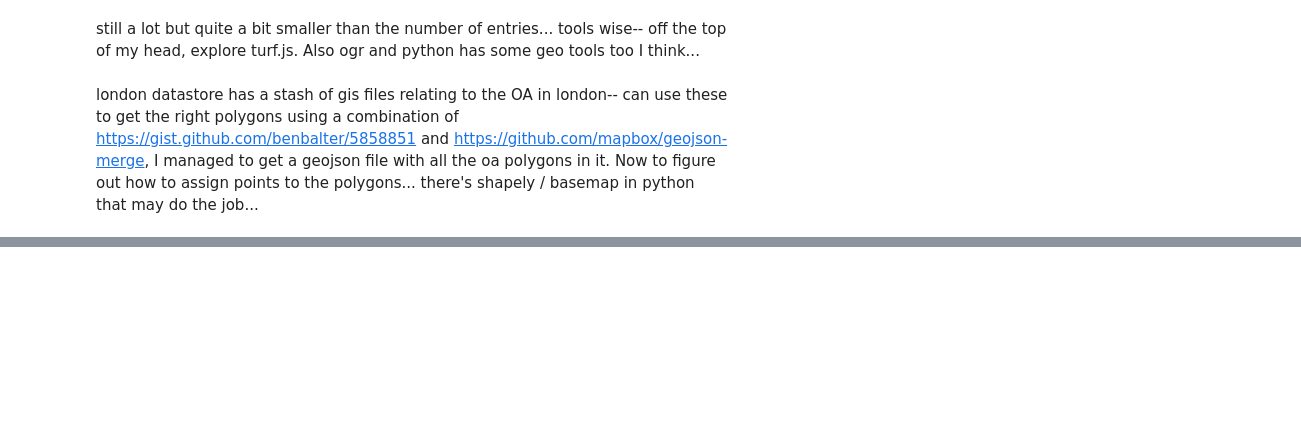
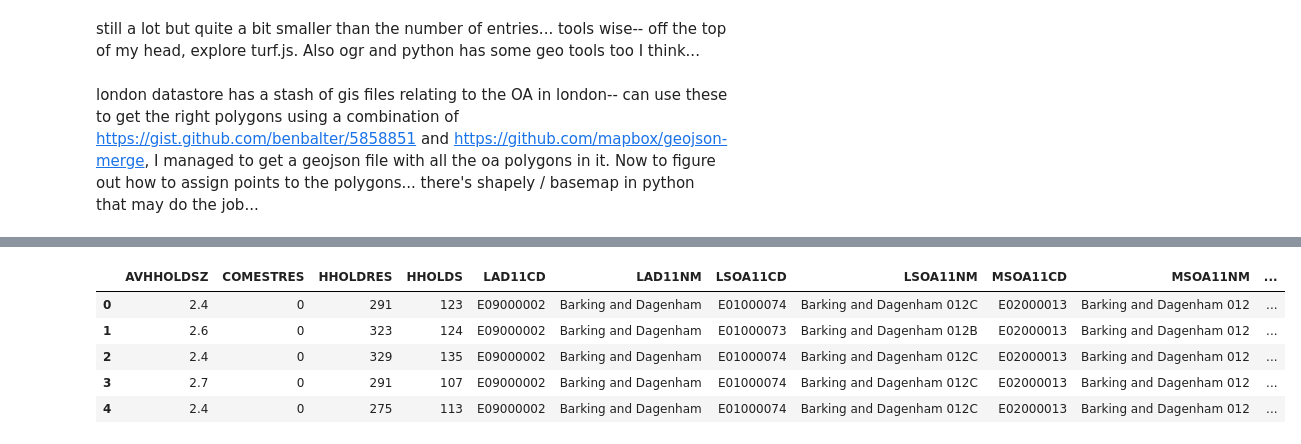
Before and after one commit to wwymak/instagram-london-explore, a Jupyter notebook: Instagram-London-analysis.ipynb, the cells around one changed output, grey strips where cells are left out. Cells and saved outputs as stored; diff of their text form; code cells hidden in the pictures; blank space fills up the shorter version.

```diff
--- a/Instagram-London-analysis.ipynb
+++ b/Instagram-London-analysis.ipynb
@@ -198,0 +317,13 @@ with open('OA_2011_BGC_london.json', 'r') as f:
+# %%
+#I've only plotted 200 or so data points-- otherwise the browser isn't too happy...
+#basically is planning to do some clustering anyway and geopandas may be a good tool to use
+londonGeoDF = gpd.read_file('OA_2011_BGC_london.json')
+# %%
+londonGeoDF.head()
+# %% [output]
+|  | AVHHOLDSZ | COMESTRES | HHOLDRES | HHOLDS | LAD11CD | LAD11NM | LSOA11CD | LSOA11NM | MSOA11CD | MSOA11NM | ... |
+| 0 | 2.4 | 0 | 291 | 123 | E09000002 | Barking and Dagenham | E01000074 | Barking and Dagenham 012C | E02000013 | Barking and Dagenham 012 | ... |
+| 1 | 2.6 | 0 | 323 | 124 | E09000002 | Barking and Dagenham | E01000073 | Barking and Dagenham 012B | E02000013 | Barking and Dagenham 012 | ... |
+| 2 | 2.4 | 0 | 329 | 135 | E09000002 | Barking and Dagenham | E01000074 | Barking and Dagenham 012C | E02000013 | Barking and Dagenham 012 | ... |
+| 3 | 2.7 | 0 | 291 | 107 | E09000002 | Barking and Dagenham | E01000074 | Barking and Dagenham 012C | E02000013 | Barking and Dagenham 012 | ... |
+| 4 | 2.4 | 0 | 275 | 113 | E09000002 | Barking and Dagenham | E01000074 | Barking and Dagenham 012C | E02000013 | Barking and Dagenham 012 | ... |
```
Also changed, not shown: parts of 42 cells of this notebook, 1 other file.
